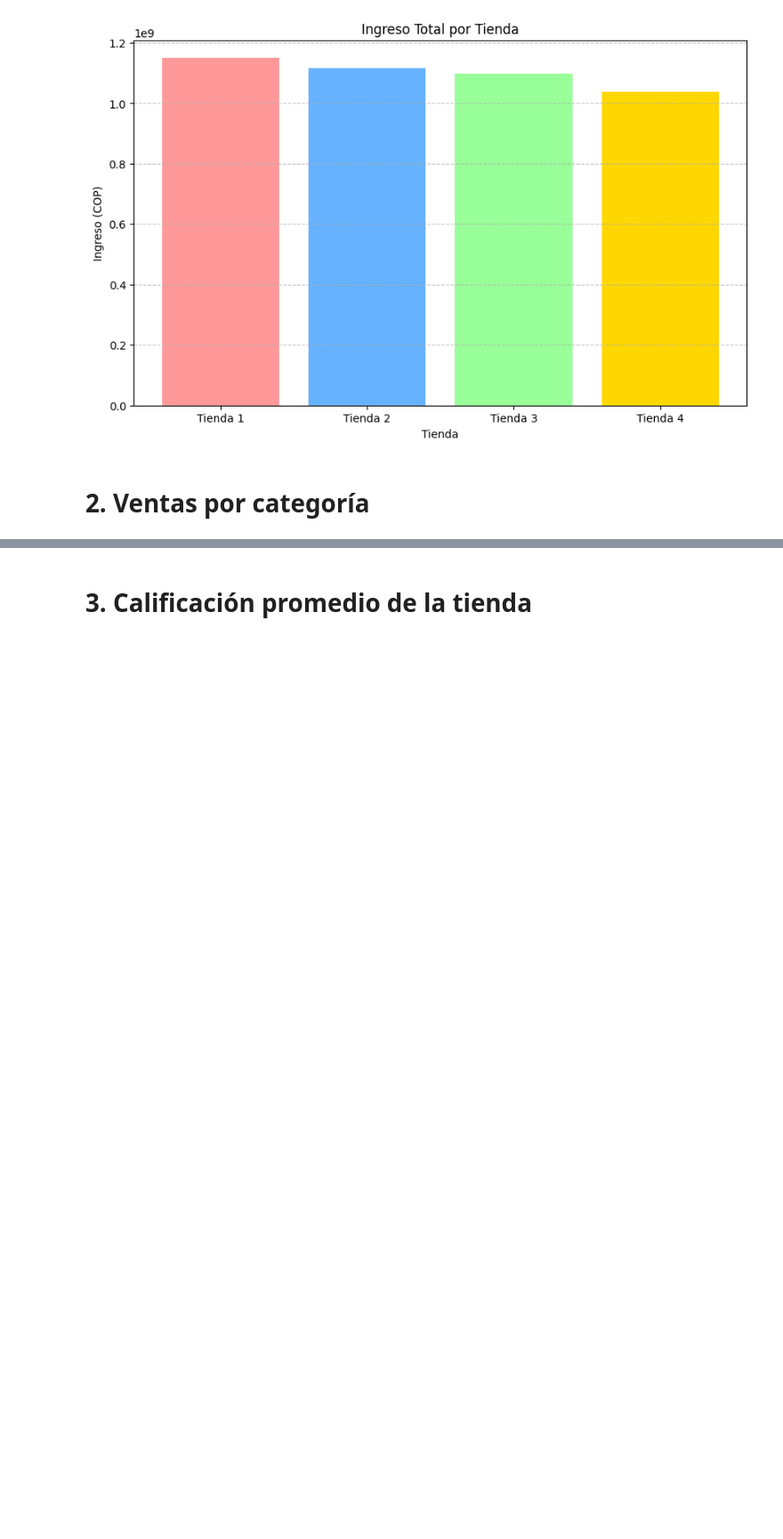
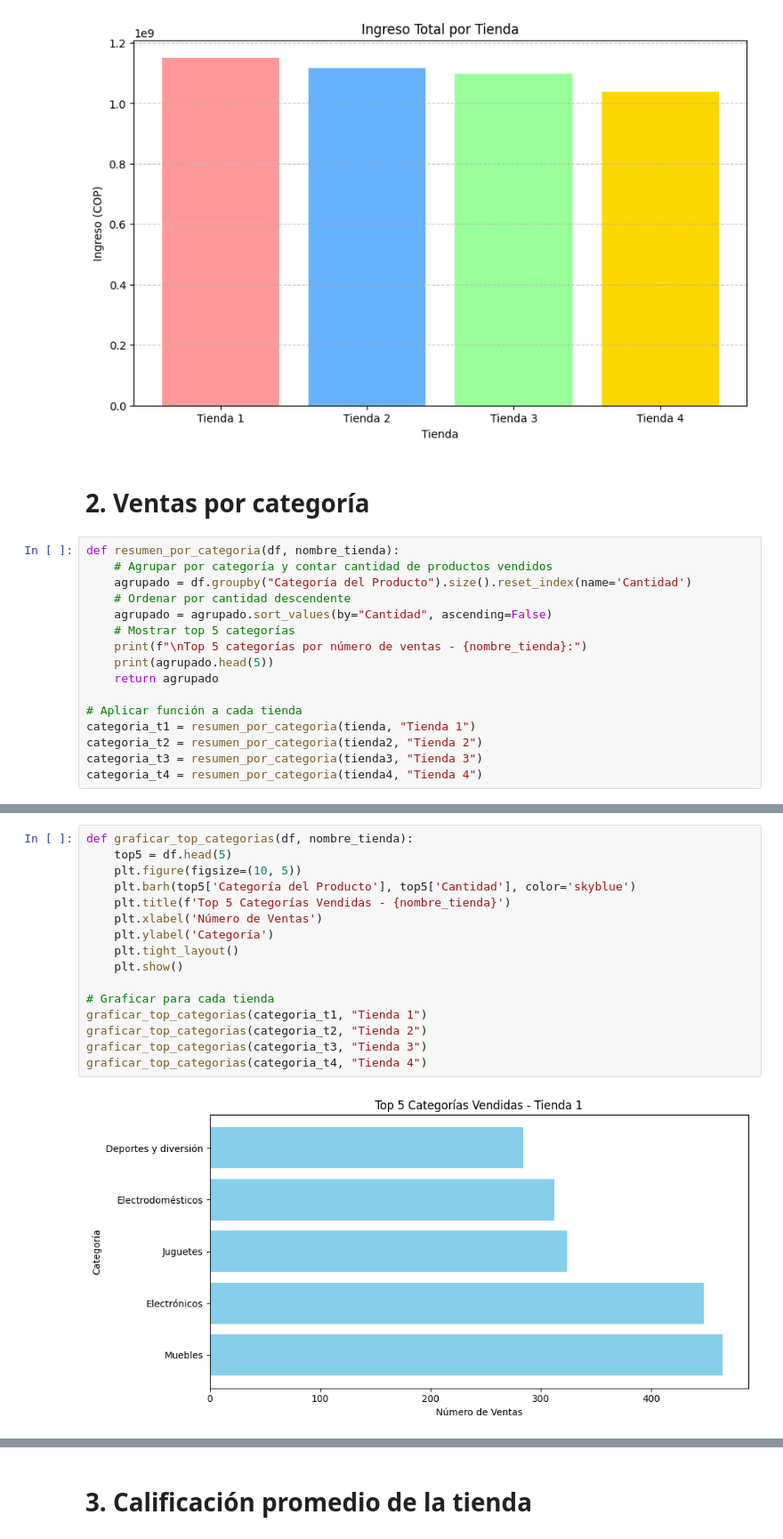
Before and after one commit to DilanUC/Challenge-Alura-Tienda, a Jupyter notebook: AluraStoreLatam.ipynb, the cells around one changed output, grey strips where cells are left out. Shown at 89% size. Drawn from its saved outputs; the diff is of its cells as text; blank space fills up the shorter version.

Commit message:
Analisis de Ventas por Categoria y sus graficas

```diff
--- a/AluraStoreLatam.ipynb
+++ b/AluraStoreLatam.ipynb
@@ -74,3 +74,19 @@ plt.show()
 [figure]
 # %% [markdown]
 # 2. Ventas por categoría
+# %%
+def resumen_por_categoria(df, nombre_tienda):
+    # Agrupar por categoría y contar cantidad de productos vendidos
+    agrupado = df.groupby("Categoría del Producto").size().reset_index(name='Cantidad')
+    # Ordenar por cantidad descendente
+    agrupado = agrupado.sort_values(by="Cantidad", ascending=False)
+    # Mostrar top 5 categorías
+    print(f"\nTop 5 categorías por número de ventas - {nombre_tienda}:")
+    print(agrupado.head(5))
+    return agrupado
+
+# Aplicar función a cada tienda
+categoria_t1 = resumen_por_categoria(tienda, "Tienda 1")
+categoria_t2 = resumen_por_categoria(tienda2, "Tienda 2")
+categoria_t3 = resumen_por_categoria(tienda3, "Tienda 3")
+categoria_t4 = resumen_por_categoria(tienda4, "Tienda 4")
@@ -76,0 +111,18 @@ plt.show()
+# %%
+def graficar_top_categorias(df, nombre_tienda):
+    top5 = df.head(5)
+    plt.figure(figsize=(10, 5))
+    plt.barh(top5['Categoría del Producto'], top5['Cantidad'], color='skyblue')
+    plt.title(f'Top 5 Categorías Vendidas - {nombre_tienda}')
+    plt.xlabel('Número de Ventas')
+    plt.ylabel('Categoría')
+    plt.tight_layout()
+    plt.show()
+
+# Graficar para cada tienda
+graficar_top_categorias(categoria_t1, "Tienda 1")
+graficar_top_categorias(categoria_t2, "Tienda 2")
+graficar_top_categorias(categoria_t3, "Tienda 3")
+graficar_top_categorias(categoria_t4, "Tienda 4")
+# %% [output]
+[figure, added]
```
Also changed, not shown: parts of 4 cells of this notebook.
